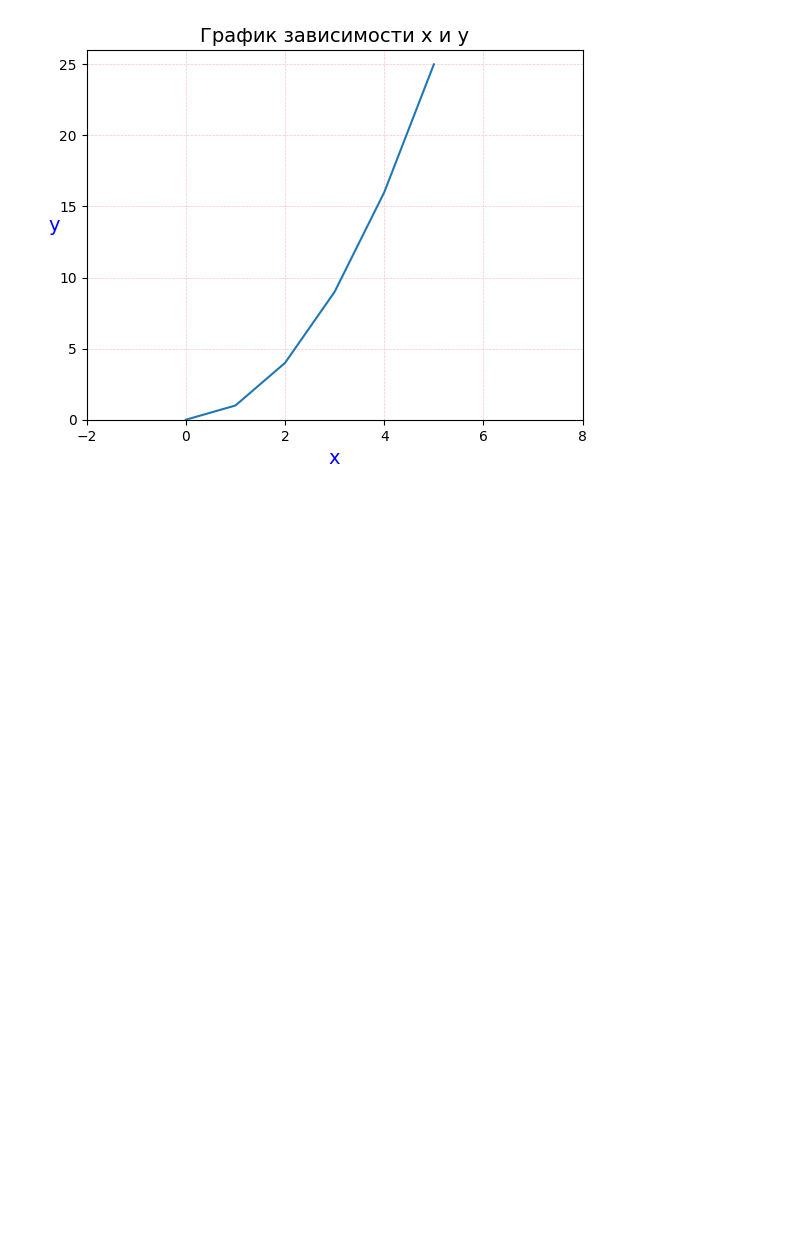
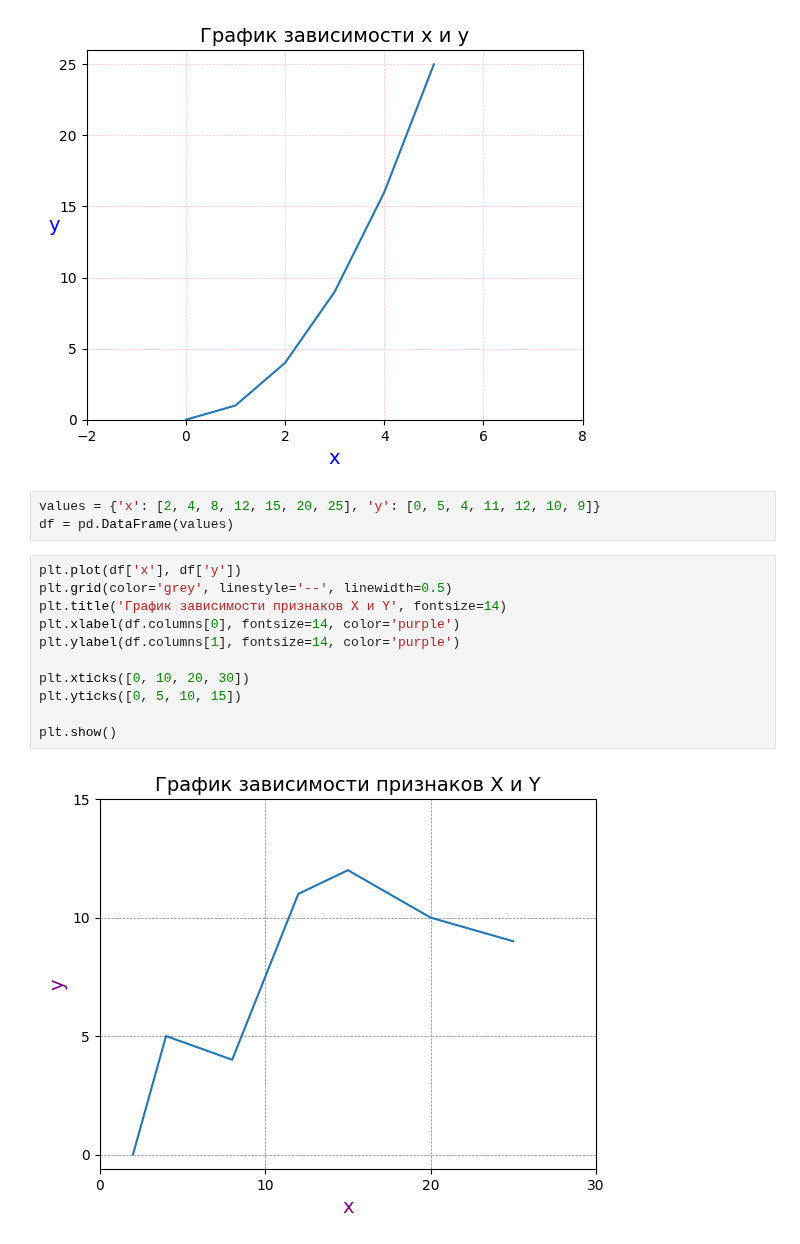
Before and after one commit to Putinka1993/notes, a Jupyter notebook: jupyter notebook/matplotlib/matplotlib.ipynb, the cells around one changed output. Saved outputs shown, nothing was run; the diff lists cells and outputs as text; blank space fills up the shorter version.

```diff
--- a/jupyter notebook/matplotlib/matplotlib.ipynb
+++ b/jupyter notebook/matplotlib/matplotlib.ipynb
@@ -67,3 +67,19 @@ plt.ylim(0, 26)
 plt.show()
 # %% [output]
 [figure]
+# %%
+values = {'x': [2, 4, 8, 12, 15, 20, 25], 'y': [0, 5, 4, 11, 12, 10, 9]}
+df = pd.DataFrame(values)
+# %%
+plt.plot(df['x'], df['y'])
+plt.grid(color='grey', linestyle='--', linewidth=0.5)
+plt.title('График зависимости признаков X и Y', fontsize=14)
+plt.xlabel(df.columns[0], fontsize=14, color='purple')
+plt.ylabel(df.columns[1], fontsize=14, color='purple')
+
+plt.xticks([0, 10, 20, 30])
+plt.yticks([0, 5, 10, 15])
+
+plt.show()
+# %% [output]
+[figure, added]
```
Also changed, not shown: parts of 2 cells of this notebook, 1 other file.
